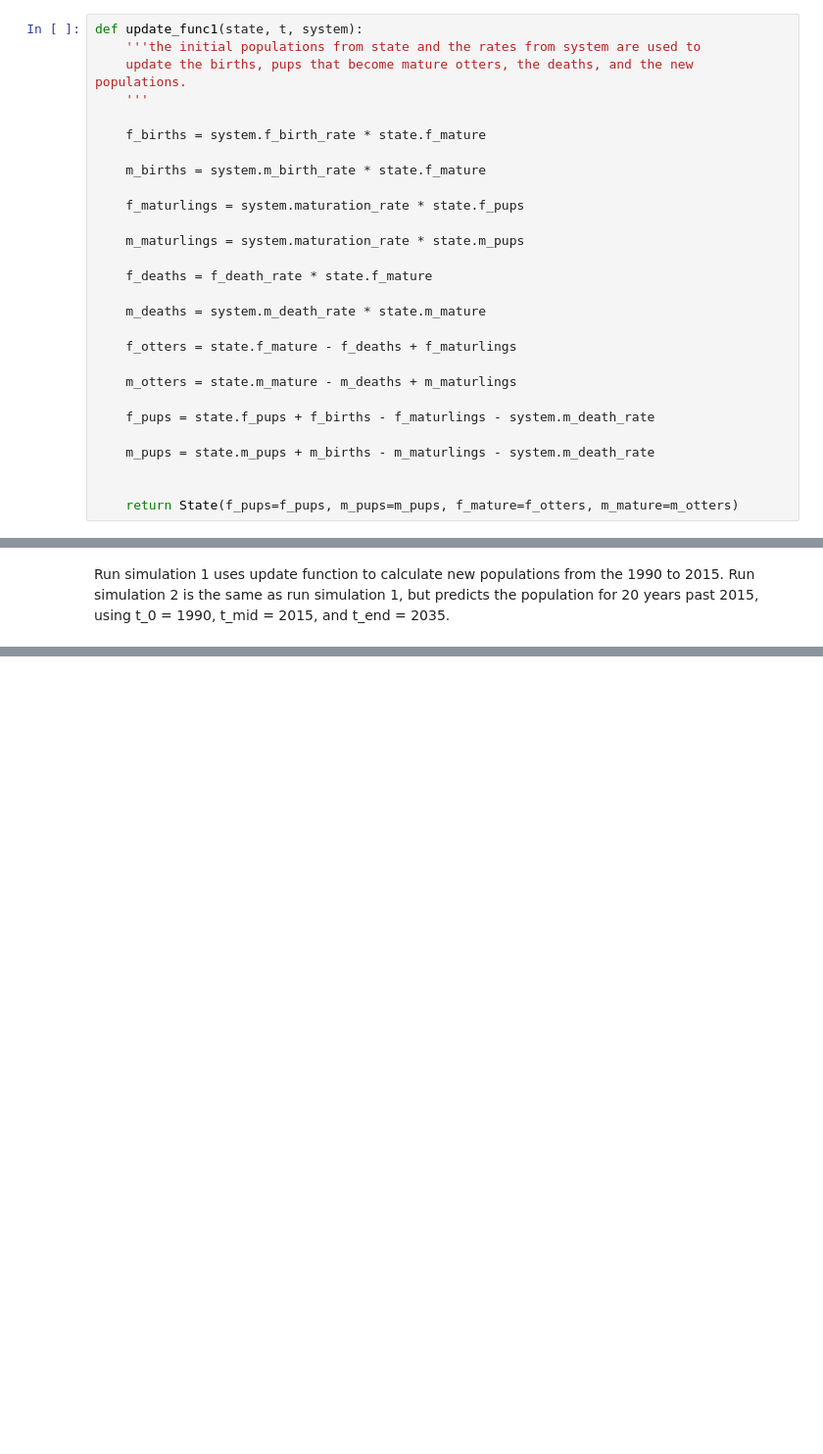
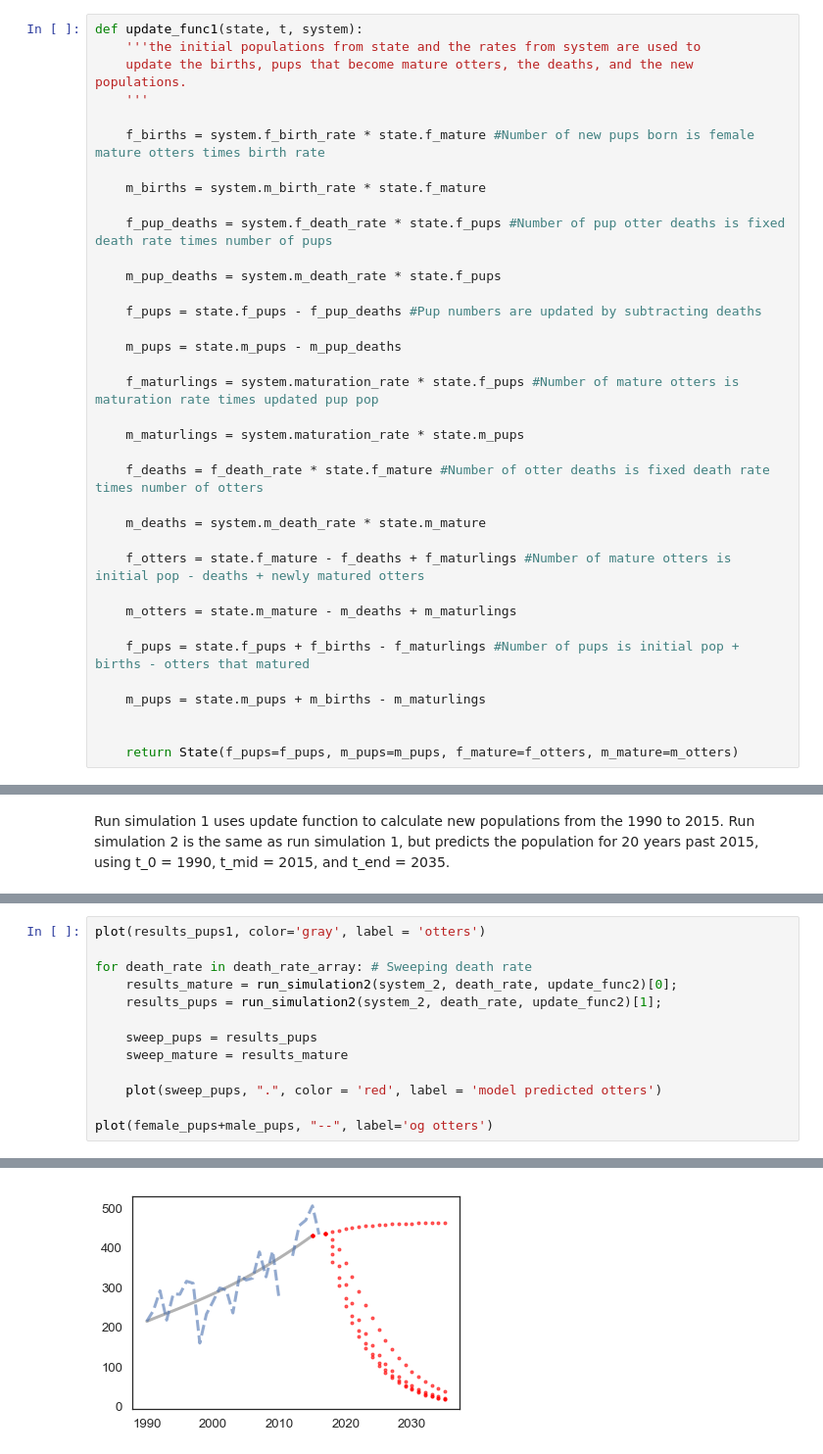
Before and after one commit to MellieZito/Project-1, a Jupyter notebook: code/otters.ipynb, the cells around one changed output, grey strips where cells are left out. Shown: that part at 98% size. Cells and saved outputs as stored; diff of their text form; blank space fills up the shorter version.

```diff
--- a/code/otters.ipynb
+++ b/code/otters.ipynb
@@ -144,25 +144,33 @@ def update_func1(state, t, system):
     update the births, pups that become mature otters, the deaths, and the new populations.
     '''
 
-    f_births = system.f_birth_rate * state.f_mature
+    f_births = system.f_birth_rate * state.f_mature #Number of new pups born is female mature otters times birth rate
 
     m_births = system.m_birth_rate * state.f_mature
 
-    f_maturlings = system.maturation_rate * state.f_pups
+    f_pup_deaths = system.f_death_rate * state.f_pups #Number of pup otter deaths is fixed death rate times number of pups
+
+    m_pup_deaths = system.m_death_rate * state.f_pups
+
+    f_pups = state.f_pups - f_pup_deaths #Pup numbers are updated by subtracting deaths
+
+    m_pups = state.m_pups - m_pup_deaths
+
+    f_maturlings = system.maturation_rate * state.f_pups #Number of mature otters is maturation rate times updated pup pop
 
     m_maturlings = system.maturation_rate * state.m_pups
 
-    f_deaths = f_death_rate * state.f_mature
+    f_deaths = f_death_rate * state.f_mature #Number of otter deaths is fixed death rate times number of otters
 
     m_deaths = system.m_death_rate * state.m_mature
 
-    f_otters = state.f_mature - f_deaths + f_maturlings
+    f_otters = state.f_mature - f_deaths + f_maturlings #Number of mature otters is initial pop - deaths + newly matured otters
 
     m_otters = state.m_mature - m_deaths + m_maturlings
 
-    f_pups = state.f_pups + f_births - f_maturlings - system.m_death_rate
+    f_pups = state.f_pups + f_births - f_maturlings #Number of pups is initial pop + births - otters that matured
 
-    m_pups = state.m_pups + m_births - m_maturlings - system.m_death_rate
+    m_pups = state.m_pups + m_births - m_maturlings
 
 
     return State(f_pups=f_pups, m_pups=m_pups, f_mature=f_otters, m_mature=m_otters)
@@ -296,0 +343,14 @@ plot(f_mature+m_mature, "--", color='gray', label='og otters')
+# %%
+plot(results_pups1, color='gray', label = 'otters')
+
+for death_rate in death_rate_array: # Sweeping death rate
+    results_mature = run_simulation2(system_2, death_rate, update_func2)[0];
+    results_pups = run_simulation2(system_2, death_rate, update_func2)[1];
+
+    sweep_pups = results_pups
+    sweep_mature = results_mature
+
+    plot(sweep_pups, ".", color = 'red', label = 'model predicted otters')
+
+plot(female_pups+male_pups, "--", label='og otters')
+# %% [output]
@@ -296,0 +358 @@ plot(f_mature+m_mature, "--", color='gray', label='og otters')
+[figure, added]
```
Also changed, not shown: parts of 8 cells of this notebook.
